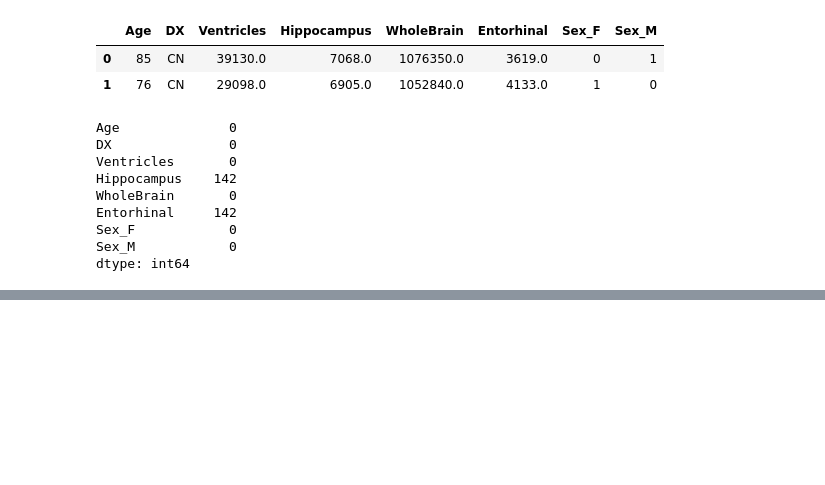
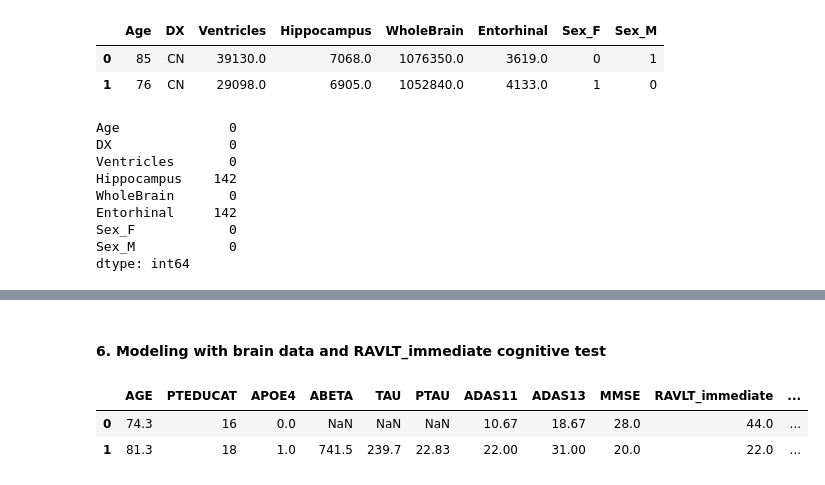
Before and after one commit to tamap94/ds-capstone-alzheimers-, a Jupyter notebook: modelling/Modeling_Numeric_final.ipynb, the cells around one changed output, grey strips where cells are left out. Cells and saved outputs as stored; diff of their text form; code cells hidden in the pictures; blank space fills up the shorter version.

```diff
--- a/modelling/Modeling_Numeric_final.ipynb
+++ b/modelling/Modeling_Numeric_final.ipynb
@@ -1148,0 +1153,8 @@ mlflow.get_run(run_id=run.info.run_id)
+# %% [markdown]
+#### 6. Modeling with brain data and RAVLT_immediate cognitive test
+# %%
+df_adni.head(2)
+# %% [output]
+|  | AGE | PTEDUCAT | APOE4 | ABETA | TAU | PTAU | ADAS11 | ADAS13 | MMSE | RAVLT_immediate | ... |
+| 0 | 74.3 | 16 | 0.0 | NaN | NaN | NaN | 10.67 | 18.67 | 28.0 | 44.0 | ... |
+| 1 | 81.3 | 18 | 1.0 | 741.5 | 239.7 | 22.83 | 22.00 | 31.00 | 20.0 | 22.0 | ... |
```
Also changed, not shown: parts of 49 cells of this notebook.
